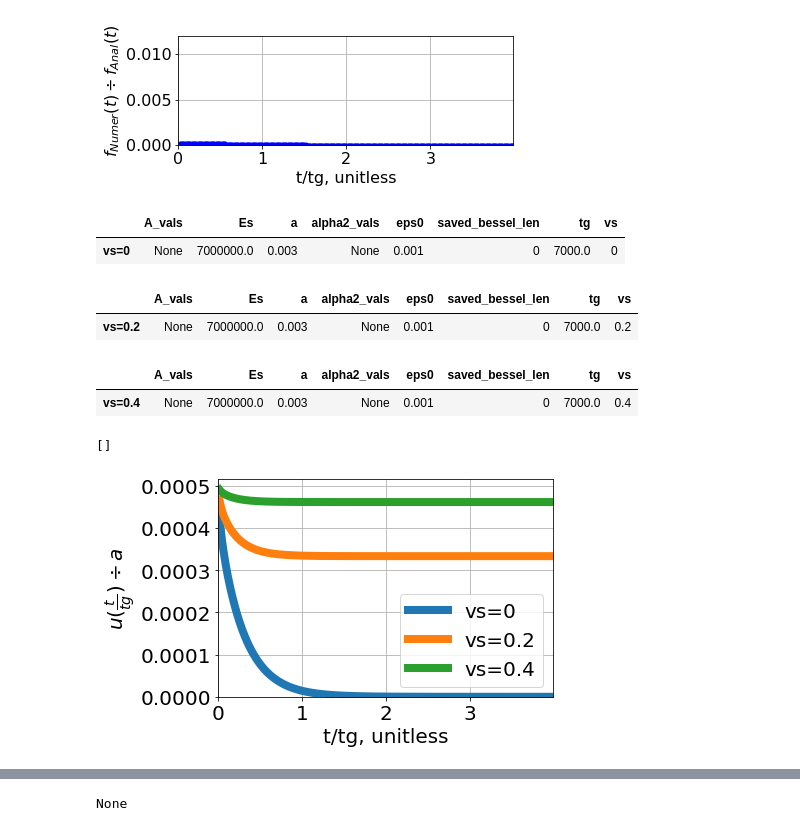
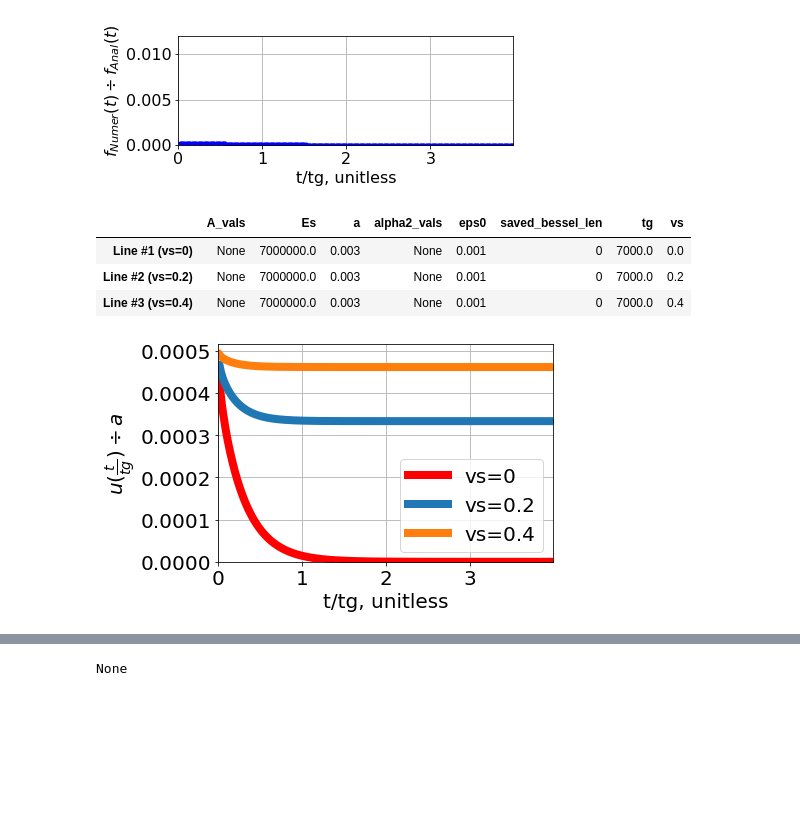
Before and after one commit to ryerrabelli/Yerrabelli-Spector-Poroelastic-Model-Code, a Jupyter notebook: src/colab.ipynb, the cells around one changed output, grey strips where cells are left out. Cells and saved outputs as stored; diff of their text form; code cells hidden in the pictures; blank space fills up the shorter version.

```diff
--- a/src/colab.ipynb
+++ b/src/colab.ipynb
@@ -357,41 +357,43 @@ func_name = {"t":r"$u(\frac{t}{tg})\div a$", "s":r"$\overline{U}(s)$","t_anal":f
 #func_name = {"t":r"$\frac{u(\frac{t}{tg})}{a}$", "s":r"$\overline{U}(s)$","t_anal":f"u(t/tg), {tm.inverted_value_units()}"}
 x_names   = {"t":"t/tg, unitless", "s":"s, unitless","t_anal":"t/tg, unitless"}
 s_vals = np.arange(0.01, 3.0, 0.01)
 
 
-
+dfs = []
 
 
 plt.figure(figsize=(6, 4))
 plt.rc('font', size=20)  # default font size is 10
 plt.grid()
 
-for vs in [0, 0.2, 0.4]:
+for ind, vs in enumerate([0, 0.2, 0.4]):
   tm.vs = vs
   inverted_vals_numerical = euler_inversion(func, input_times/tg, Marg=None)
   laplace_vals = func(s_vals)
-  p=plt.plot(plot_times,inverted_vals_numerical, ".-", linewidth=8,label=f"vs={vs}")
+  #p=plt.plot(plot_times,inverted_vals_numerical, "rmg"[ind]+_".-", linewidth=8,label=f"vs={vs}")
+  p=plt.plot(plot_times,inverted_vals_numerical, ["r","",""][ind]+".-", linewidth=8,label=f"vs={vs}")
   vars={key:getattr(tm,key) for key in dir(tm) if not key.startswith("__") and not callable(getattr(tm,key))}
   #display(pd.DataFrame(vars,index=["value"]))
   #display(pd.DataFrame(vars,index=[str(p[0].get_color())]))
-  display(pd.DataFrame(vars,index=[f"vs={vs}"]))
+  dfs.append(pd.DataFrame(vars,index=[f"Line #{ind+1} (vs={vs})"]))
+  #display(dfs[-1])
 
 plt.xlim([0, max(plot_times)])
 plt.ylim([0, None])
 plt.xlabel(x_names["t"])
 #plt.xlim([0, None])
 plt.ylabel(func_name["t"])
 #plt.xlabel("t/tg, unitless")
 plt.legend();
 plt.yticks(np.linspace(0,0.0005,5+1))
 ax = plt.gca()
 ax.yaxis.get_ticklocs(minor=True)
+
+
+display(pd.concat(dfs))
 # %% [output]
 |  | A_vals | Es | a | alpha2_vals | eps0 | saved_bessel_len | tg | vs |
-| vs=0 | None | 7000000.0 | 0.003 | None | 0.001 | 0 | 7000.0 | 0 |
+| Line #1 (vs=0) | None | 7000000.0 | 0.003 | None | 0.001 | 0 | 7000.0 | 0.0 |
+| Line #2 (vs=0.2) | None | 7000000.0 | 0.003 | None | 0.001 | 0 | 7000.0 | 0.2 |
+| Line #3 (vs=0.4) | None | 7000000.0 | 0.003 | None | 0.001 | 0 | 7000.0 | 0.4 |
-|  | A_vals | Es | a | alpha2_vals | eps0 | saved_bessel_len | tg | vs |
-| vs=0.2 | None | 7000000.0 | 0.003 | None | 0.001 | 0 | 7000.0 | 0.2 |
-|  | A_vals | Es | a | alpha2_vals | eps0 | saved_bessel_len | tg | vs |
-| vs=0.4 | None | 7000000.0 | 0.003 | None | 0.001 | 0 | 7000.0 | 0.4 |
-[]
-[figure, old version]
+[figure, new version]
```
Also changed, not shown: parts of 2 cells of this notebook, 6 other files.
